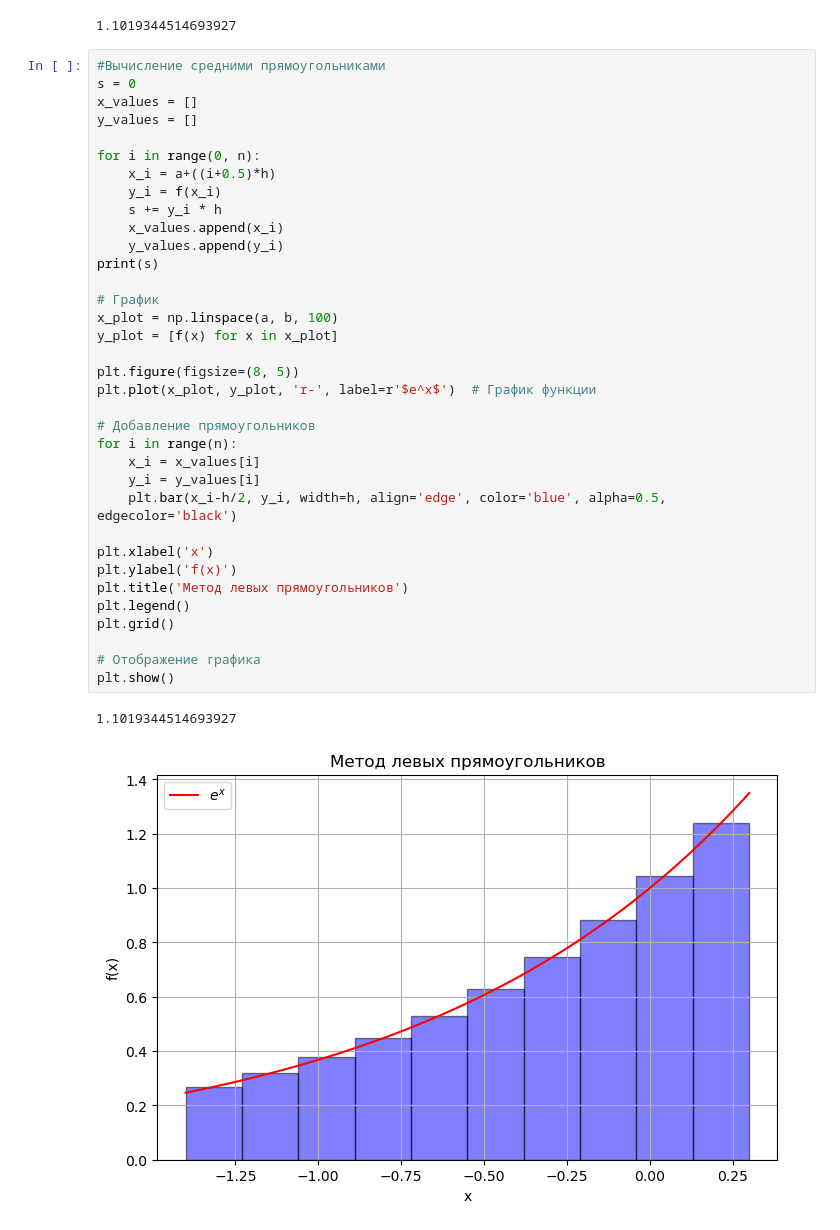
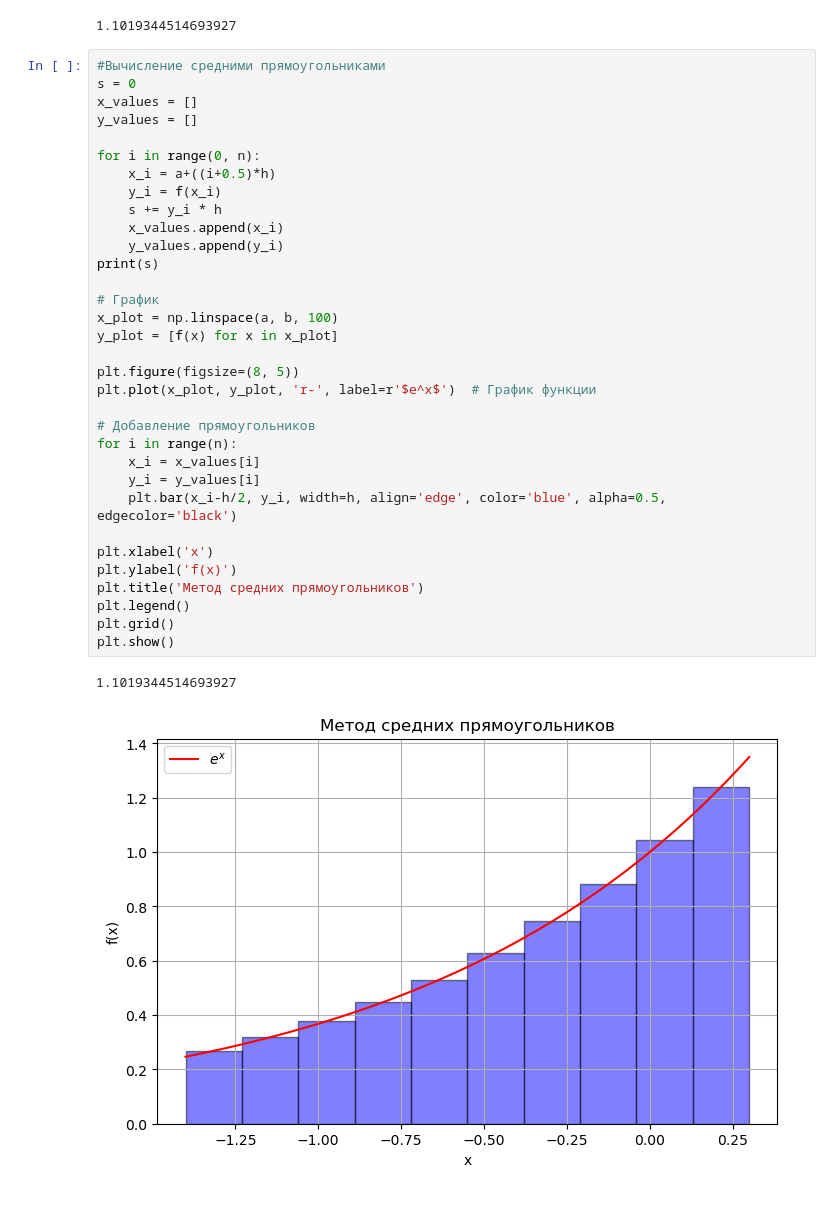
Before and after one commit to AlexAredov/TOK, a Jupyter notebook: TOK3.ipynb, the cells around one changed output. Cells and saved outputs as stored; diff of their text form.

```diff
--- a/TOK3.ipynb
+++ b/TOK3.ipynb
@@ -162,34 +160,32 @@ x_values = []
 y_values = []
 
 for i in range(0, n):
     x_i = a+((i+0.5)*h)
     y_i = f(x_i)
     s += y_i * h
     x_values.append(x_i)
     y_values.append(y_i)
 print(s)
 
 # График
 x_plot = np.linspace(a, b, 100)
 y_plot = [f(x) for x in x_plot]
 
 plt.figure(figsize=(8, 5))
 plt.plot(x_plot, y_plot, 'r-', label=r'$e^x$')  # График функции
 
 # Добавление прямоугольников
 for i in range(n):
     x_i = x_values[i]
     y_i = y_values[i]
     plt.bar(x_i-h/2, y_i, width=h, align='edge', color='blue', alpha=0.5, edgecolor='black')
 
 plt.xlabel('x')
 plt.ylabel('f(x)')
-plt.title('Метод левых прямоугольников')
+plt.title('Метод средних прямоугольников')
 plt.legend()
 plt.grid()
-
-# Отображение графика
 plt.show()
 # %% [output]
 1.1019344514693927
-[figure, old version]
+[figure, new version]
```
Also changed, not shown: parts of 5 cells of this notebook.
